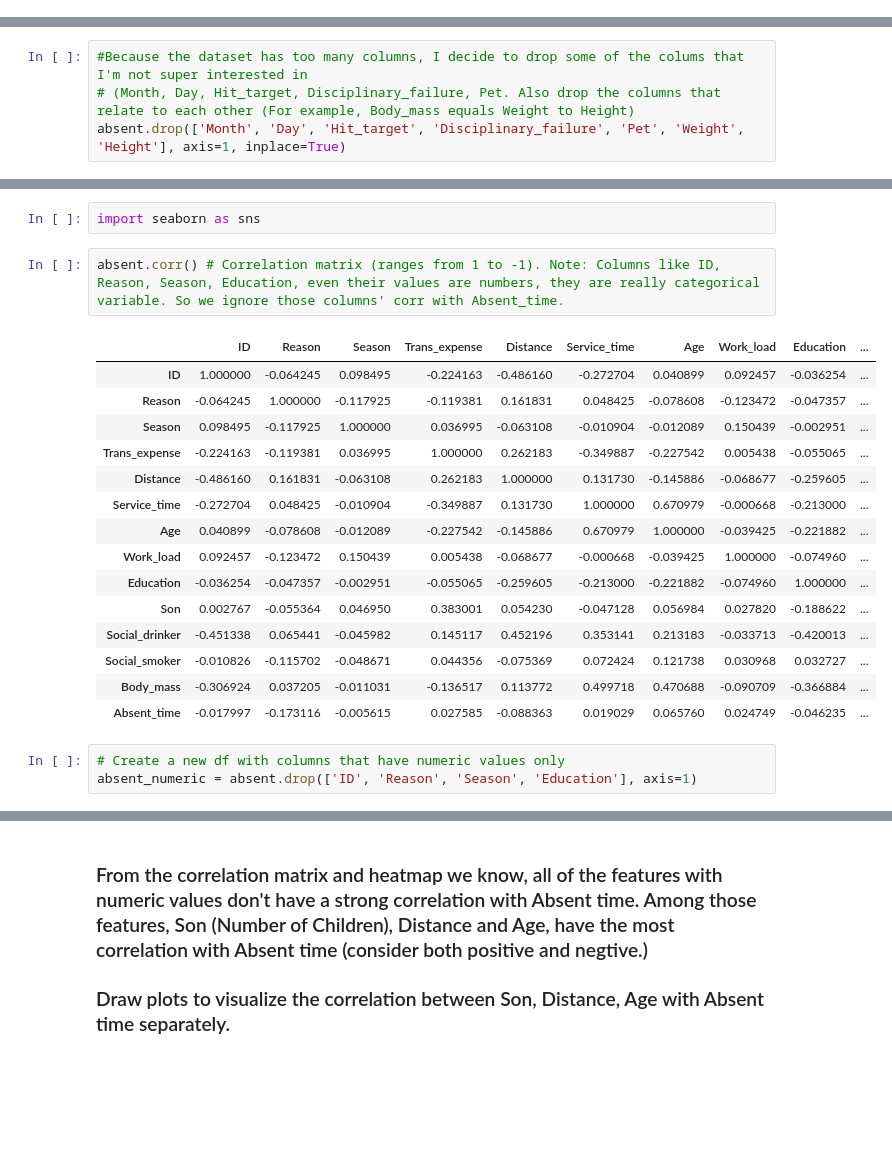
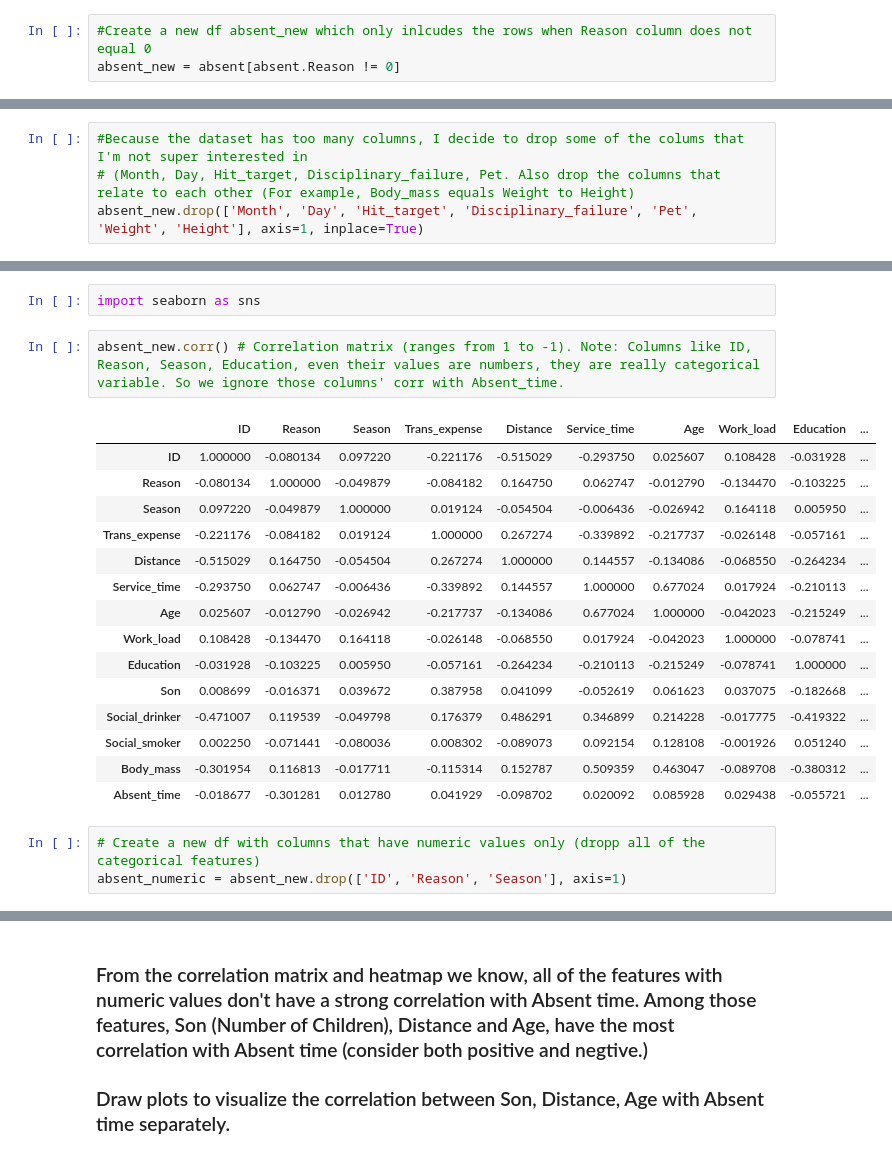
Before and after one commit to zimengqingfeng/FinalProject, a Jupyter notebook: Absenteeism_at_work.ipynb, the cells around one changed output, grey strips where cells are left out. Saved outputs shown, nothing was run; the diff lists cells and outputs as text; blank space fills up the shorter version.

```diff
--- a/Absenteeism_at_work.ipynb
+++ b/Absenteeism_at_work.ipynb
@@ -142,0 +164,3 @@ array([26,  0, 23,  7, 22, 19,  1, 11, 14, 21, 10, 13, 28, 18, 25, 24,  6,
+# %%
+#Create a new df absent_new which only inlcudes the rows when Reason column does not equal 0
+absent_new = absent[absent.Reason != 0]
@@ -151,4 +179,4 @@ Index(['ID', 'Reason', 'Month', 'Day', 'Season', 'Trans_expense', 'Distance',
 # %%
 #Because the dataset has too many columns, I decide to drop some of the colums that I'm not super interested in
 # (Month, Day, Hit_target, Disciplinary_failure, Pet. Also drop the columns that relate to each other (For example, Body_mass equals Weight to Height)
-absent.drop(['Month', 'Day', 'Hit_target', 'Disciplinary_failure', 'Pet', 'Weight', 'Height'], axis=1, inplace=True)
+absent_new.drop(['Month', 'Day', 'Hit_target', 'Disciplinary_failure', 'Pet', 'Weight', 'Height'], axis=1, inplace=True)
@@ -167,26 +200,26 @@ Use diffferent features to predict Absent time (in hours).
 # %%
 import seaborn as sns
 # %%
-absent.corr() # Correlation matrix (ranges from 1 to -1). Note: Columns like ID, Reason, Season, Education, even their values are numbers, they are really categorical variable. So we ignore those columns' corr with Absent_time.
+absent_new.corr() # Correlation matrix (ranges from 1 to -1). Note: Columns like ID, Reason, Season, Education, even their values are numbers, they are really categorical variable. So we ignore those columns' corr with Absent_time.
 # %% [output]
 |  | ID | Reason | Season | Trans_expense | Distance | Service_time | Age | Work_load | Education | ... |
-| ID | 1.000000 | -0.064245 | 0.098495 | -0.224163 | -0.486160 | -0.272704 | 0.040899 | 0.092457 | -0.036254 | ... |
-| Reason | -0.064245 | 1.000000 | -0.117925 | -0.119381 | 0.161831 | 0.048425 | -0.078608 | -0.123472 | -0.047357 | ... |
-| Season | 0.098495 | -0.117925 | 1.000000 | 0.036995 | -0.063108 | -0.010904 | -0.012089 | 0.150439 | -0.002951 | ... |
-| Trans_expense | -0.224163 | -0.119381 | 0.036995 | 1.000000 | 0.262183 | -0.349887 | -0.227542 | 0.005438 | -0.055065 | ... |
-| Distance | -0.486160 | 0.161831 | -0.063108 | 0.262183 | 1.000000 | 0.131730 | -0.145886 | -0.068677 | -0.259605 | ... |
-| Service_time | -0.272704 | 0.048425 | -0.010904 | -0.349887 | 0.131730 | 1.000000 | 0.670979 | -0.000668 | -0.213000 | ... |
-| Age | 0.040899 | -0.078608 | -0.012089 | -0.227542 | -0.145886 | 0.670979 | 1.000000 | -0.039425 | -0.221882 | ... |
-| Work_load | 0.092457 | -0.123472 | 0.150439 | 0.005438 | -0.068677 | -0.000668 | -0.039425 | 1.000000 | -0.074960 | ... |
-| Education | -0.036254 | -0.047357 | -0.002951 | -0.055065 | -0.259605 | -0.213000 | -0.221882 | -0.074960 | 1.000000 | ... |
-| Son | 0.002767 | -0.055364 | 0.046950 | 0.383001 | 0.054230 | -0.047128 | 0.056984 | 0.027820 | -0.188622 | ... |
-| Social_drinker | -0.451338 | 0.065441 | -0.045982 | 0.145117 | 0.452196 | 0.353141 | 0.213183 | -0.033713 | -0.420013 | ... |
-| Social_smoker | -0.010826 | -0.115702 | -0.048671 | 0.044356 | -0.075369 | 0.072424 | 0.121738 | 0.030968 | 0.032727 | ... |
-| Body_mass | -0.306924 | 0.037205 | -0.011031 | -0.136517 | 0.113772 | 0.499718 | 0.470688 | -0.090709 | -0.366884 | ... |
-| Absent_time | -0.017997 | -0.173116 | -0.005615 | 0.027585 | -0.088363 | 0.019029 | 0.065760 | 0.024749 | -0.046235 | ... |
+| ID | 1.000000 | -0.080134 | 0.097220 | -0.221176 | -0.515029 | -0.293750 | 0.025607 | 0.108428 | -0.031928 | ... |
+| Reason | -0.080134 | 1.000000 | -0.049879 | -0.084182 | 0.164750 | 0.062747 | -0.012790 | -0.134470 | -0.103225 | ... |
+| Season | 0.097220 | -0.049879 | 1.000000 | 0.019124 | -0.054504 | -0.006436 | -0.026942 | 0.164118 | 0.005950 | ... |
+| Trans_expense | -0.221176 | -0.084182 | 0.019124 | 1.000000 | 0.267274 | -0.339892 | -0.217737 | -0.026148 | -0.057161 | ... |
+| Distance | -0.515029 | 0.164750 | -0.054504 | 0.267274 | 1.000000 | 0.144557 | -0.134086 | -0.068550 | -0.264234 | ... |
+| Service_time | -0.293750 | 0.062747 | -0.006436 | -0.339892 | 0.144557 | 1.000000 | 0.677024 | 0.017924 | -0.210113 | ... |
+| Age | 0.025607 | -0.012790 | -0.026942 | -0.217737 | -0.134086 | 0.677024 | 1.000000 | -0.042023 | -0.215249 | ... |
+| Work_load | 0.108428 | -0.134470 | 0.164118 | -0.026148 | -0.068550 | 0.017924 | -0.042023 | 1.000000 | -0.078741 | ... |
+| Education | -0.031928 | -0.103225 | 0.005950 | -0.057161 | -0.264234 | -0.210113 | -0.215249 | -0.078741 | 1.000000 | ... |
+| Son | 0.008699 | -0.016371 | 0.039672 | 0.387958 | 0.041099 | -0.052619 | 0.061623 | 0.037075 | -0.182668 | ... |
+| Social_drinker | -0.471007 | 0.119539 | -0.049798 | 0.176379 | 0.486291 | 0.346899 | 0.214228 | -0.017775 | -0.419322 | ... |
+| Social_smoker | 0.002250 | -0.071441 | -0.080036 | 0.008302 | -0.089073 | 0.092154 | 0.128108 | -0.001926 | 0.051240 | ... |
+| Body_mass | -0.301954 | 0.116813 | -0.017711 | -0.115314 | 0.152787 | 0.509359 | 0.463047 | -0.089708 | -0.380312 | ... |
+| Absent_time | -0.018677 | -0.301281 | 0.012780 | 0.041929 | -0.098702 | 0.020092 | 0.085928 | 0.029438 | -0.055721 | ... |
 # %%
-# Create a new df with columns that have numeric values only
-absent_numeric = absent.drop(['ID', 'Reason', 'Season', 'Education'], axis=1)
+# Create a new df with columns that have numeric values only (dropp all of the categorical features)
+absent_numeric = absent_new.drop(['ID', 'Reason', 'Season'], axis=1)
 # %%
 absent_numeric.head()
 # %% [output]
```
Also changed, not shown: parts of 40 cells of this notebook.
